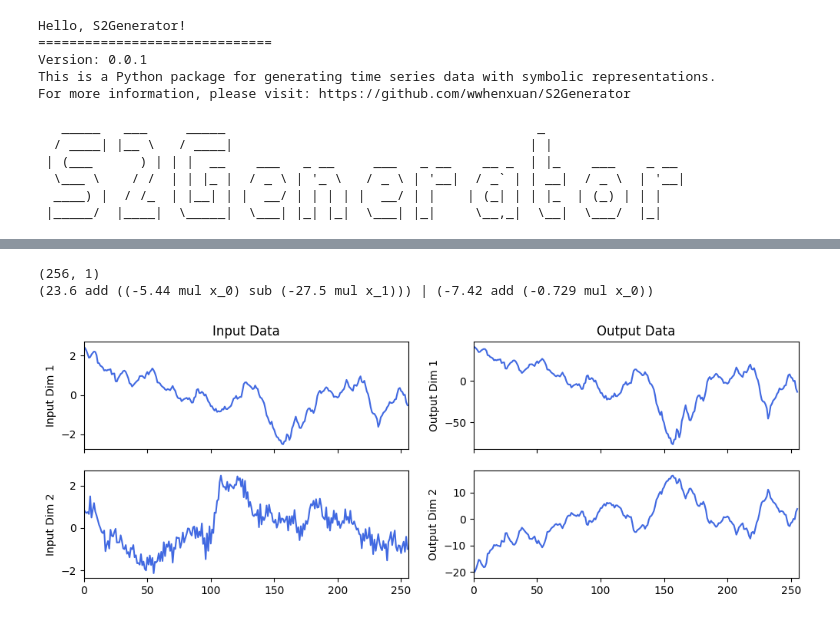
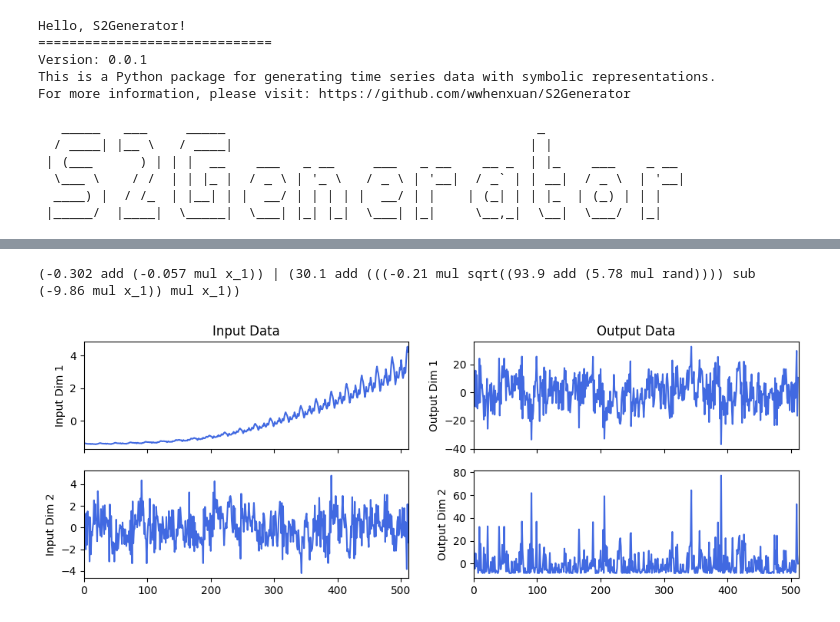
Before and after one commit to changewam/S2Generator, a Jupyter notebook: examples/1-basic_demo.ipynb, the cells around one changed output, grey strips where cells are left out. Cells and saved outputs as stored; diff of their text form; code cells hidden in the pictures.

```diff
--- a/examples/1-basic_demo.ipynb
+++ b/examples/1-basic_demo.ipynb
@@ -62,21 +64,0 @@ fig = plot_series(x, y)
-# %%
-# Adjust the parameters here
-symbol_params = SymbolParams()
-# Set the order of differential equation solving
-symbol_params.solve_diff = 1
-
-# Create an instance
-generator = Generator(series_params=series_params, symbol_params=symbol_params)
-
-# Creating a random number object
-rng = np.random.RandomState(20)
-# Start generating symbolic expressions, sampling and generating series
-trees, x, y = generator.r(
-    rng, input_dimension=1, output_dimension=1, n_inputs_points=256
-)
-
-# Print the expressions
-print(trees)
-
-# Visualize the time series
-fig = plot_series(x, y)
@@ -86,11 +64,0 @@ fig = plot_series(x, y)
-# %%
-rng = np.random.RandomState(556)  # Change the random seed
-params.solve_diff = 1  # Set the order of differential equation solving
-# Try to generate the multi-channels time series
-trees, x, y = generator.run(rng, input_dimension=2, output_dimension=2, n_points=256)
-print(trees)
-fig = plot_series(x, y)
-# %% [output]
-(256, 1)
-(23.6 add ((-5.44 mul x_0) sub (-27.5 mul x_1))) | (-7.42 add (-0.729 mul x_0))
-[figure, removed]
@@ -99,2 +65,16 @@ fig.savefig("../images/ID2_OD2.jpg", dpi=300, bbox_inches="tight")
+# %%
+# Try to generate the 2-channels and longer time series
+trees, x, y = generator.run(
+    rng,
+    input_dimension=2,
+    output_dimension=2,
+    n_inputs_points=512,
+    output_normalize="z-score",
+)
+print(trees)
+fig = plot_series(x, y)
+# %% [output]
+(-0.302 add (-0.057 mul x_1)) | (30.1 add (((-0.21 mul sqrt((93.9 add (5.78 mul rand)))) sub (-9.86 mul x_1)) mul x_1))
+[figure, added]
 # %%
 # Try to generate the 3-channels time series
```
Also changed, not shown: parts of 8 cells of this notebook, 5 other files.
